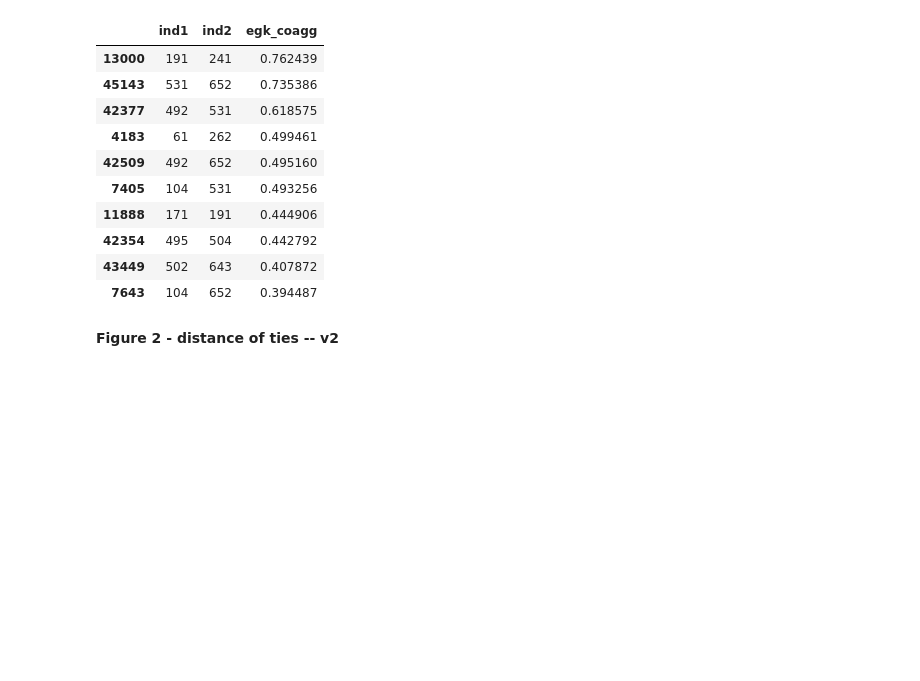
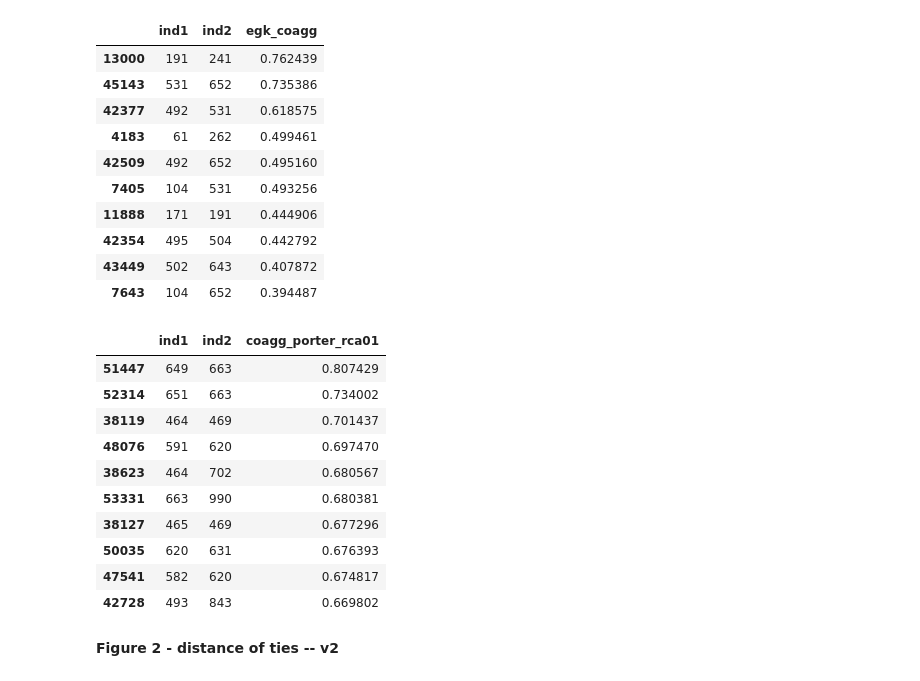
Before and after one commit to sandorjuhasz/coagglomeration, a Jupyter notebook: code/01_main_figures.ipynb, the cells around one changed output. Drawn from its saved outputs; the diff is of its cells as text; code cells hidden in the pictures; blank space fills up the shorter version.

```diff
--- a/code/01_main_figures.ipynb
+++ b/code/01_main_figures.ipynb
@@ -116,6 +116,20 @@ reg_df.sort_values(by="egk_coagg", ascending=False)[["ind1", "ind2", "egk_coagg"
 | 42354 | 495 | 504 | 0.442792 |
 | 43449 | 502 | 643 | 0.407872 |
 | 7643 | 104 | 652 | 0.394487 |
+# %%
+reg_df.sort_values(by="coagg_porter_rca01", ascending=False)[["ind1", "ind2", "coagg_porter_rca01"]].head(10)
+# %% [output]
+|  | ind1 | ind2 | coagg_porter_rca01 |
+| 51447 | 649 | 663 | 0.807429 |
+| 52314 | 651 | 663 | 0.734002 |
+| 38119 | 464 | 469 | 0.701437 |
+| 48076 | 591 | 620 | 0.697470 |
+| 38623 | 464 | 702 | 0.680567 |
+| 53331 | 663 | 990 | 0.680381 |
+| 38127 | 465 | 469 | 0.677296 |
+| 50035 | 620 | 631 | 0.676393 |
+| 47541 | 582 | 620 | 0.674817 |
+| 42728 | 493 | 843 | 0.669802 |
 # %%
 # pick 3 different industries in the matrix
 
```
